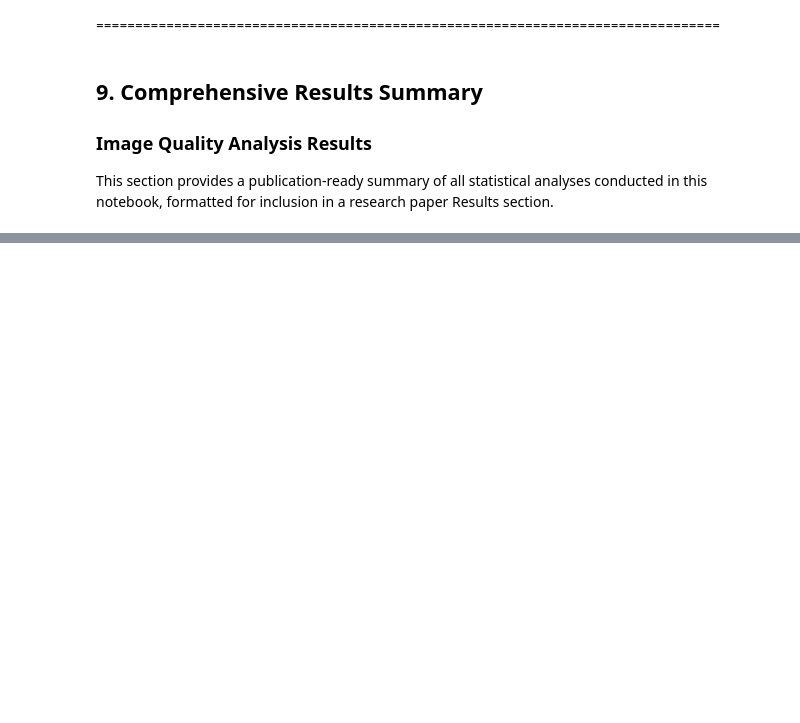
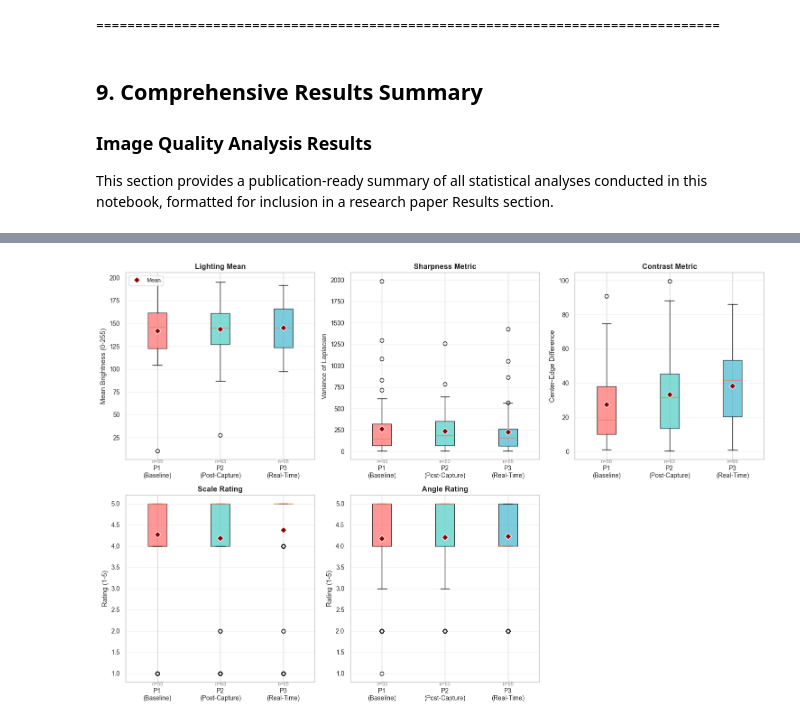
Before and after one commit to MeganSpielberg/fossil-ai-feedback, a Jupyter notebook: results_analysis/final_test/IQA_analysis.ipynb, the cells around one changed output, grey strips where cells are left out. Saved outputs shown, nothing was run; the diff lists cells and outputs as text; code cells hidden in the pictures; blank space fills up the shorter version.

```diff
--- a/results_analysis/final_test/IQA_analysis.ipynb
+++ b/results_analysis/final_test/IQA_analysis.ipynb
@@ -1355,0 +1364,91 @@ These findings support the integration of real-time automated quality feedback s
+# %%
+# Figure 1: Boxplots of all five image quality metrics by prototype
+import matplotlib.pyplot as plt
+import seaborn as sns
+import numpy as np
+
+# Set style for publication
+sns.set_style('whitegrid')
+plt.rcParams['font.size'] = 10
+plt.rcParams['axes.labelsize'] = 11
+plt.rcParams['axes.titlesize'] = 12
+plt.rcParams['xtick.labelsize'] = 10
+plt.rcParams['ytick.labelsize'] = 10
+
+fig, axes = plt.subplots(2, 3, figsize=(15, 10))
+axes = axes.flatten()
+
+metrics_info = [
+    ('lighting_mean', 'Lighting Mean', 'Mean Brightness (0-255)'),
+    ('sharpness_metric', 'Sharpness Metric', 'Variance of Laplacian'),
+    ('contrast_metric', 'Contrast Metric', 'Center-Edge Difference'),
+    ('scale_rating', 'Scale Rating', 'Rating (1-5)'),
+    ('angle_rating', 'Angle Rating', 'Rating (1-5)')
+]
+
+prototypes = sorted(df_images['prototype'].unique())
+prototype_labels = ['P1\n(Baseline)', 'P2\n(Post-Capture)', 'P3\n(Real-Time)']
+colors = ['#FF6B6B', '#4ECDC4', '#45B7D1']
+
+for idx, (metric, title, ylabel) in enumerate(metrics_info):
+    ax = axes[idx]
+
+    # Prepare data for boxplot
+    data_by_proto = [df_images[df_images['prototype'] == p][metric].dropna() for p in prototypes]
+
+    # Create boxplot
+    bp = ax.boxplot(data_by_proto, labels=prototype_labels, patch_artist=True)
+
+    # Color boxes
+    for patch, color in zip(bp['boxes'], colors):
+        patch.set_facecolor(color)
+        patch.set_alpha(0.7)
+
+    # Add mean markers
+    means = [df_images[df_images['prototype'] == p][metric].mean() for p in prototypes]
+    ax.plot(range(1, 4), means, 'D', color='darkred', markersize=7,
+            label='Mean', zorder=5, markeredgecolor='white', markeredgewidth=1)
+
+    ax.set_ylabel(ylabel, fontsize=11)
+    ax.set_title(title, fontsize=12, fontweight='bold')
+    ax.grid(axis='y', alpha=0.3)
+
+    # Add sample sizes
+    for i, proto in enumerate(prototypes):
+        n = len(df_images[df_images['prototype'] == proto][metric].dropna())
+        ax.text(i + 1, ax.get_ylim()[0], f'n={n}',
+               ha='center', va='top', fontsize=8, color='gray')
+
+    if idx == 0:
+        ax.legend(loc='upper left', fontsize=9)
+
+# Hide the 6th subplot (we only have 5 metrics)
+axes[5].axis('off')
+
+plt.tight_layout()
+
+# Save figure
+plt.savefig('metrics_boxplots_by_prototype.png', dpi=300, bbox_inches='tight')
+plt.savefig('metrics_boxplots_by_prototype.pdf', bbox_inches='tight')
+print("Saved boxplot figure to: metrics_boxplots_by_prototype.png and .pdf")
+
+plt.show()
+
+# Generate LaTeX figure code
+latex_figure_boxplot = r"""\begin{figure}[htbp]
+\centering
+\includegraphics[width=\textwidth]{metrics_boxplots_by_prototype.pdf}
+\caption{Distribution of image quality metrics across the three prototypes. Boxplots show median (center line), interquartile range (box), and outliers (whiskers). Red diamonds indicate mean values. P1 (Baseline) had no real-time feedback, P2 (Post-Capture) provided feedback after image capture, and P3 (Real-Time) provided continuous feedback during capture. Sample sizes (n) are shown below each box.}
+\label{fig:metrics_boxplots}
+\end{figure}"""
+
+print("\n" + "="*80)
+print("LaTeX Figure Code (Boxplots):")
+print(latex_figure_boxplot)
+print("="*80 + "\n")
+
+# Save LaTeX code to file
+with open("latex_metrics_boxplots.tex", "w") as f:
+    f.write(latex_figure_boxplot)
+print("Saved LaTeX figure code to: latex_metrics_boxplots.tex")
+# %% [output]
@@ -1355,0 +1456 @@ These findings support the integration of real-time automated quality feedback s
+[figure, added]
```
Also changed, not shown: parts of 10 cells of this notebook, 18 other files.
